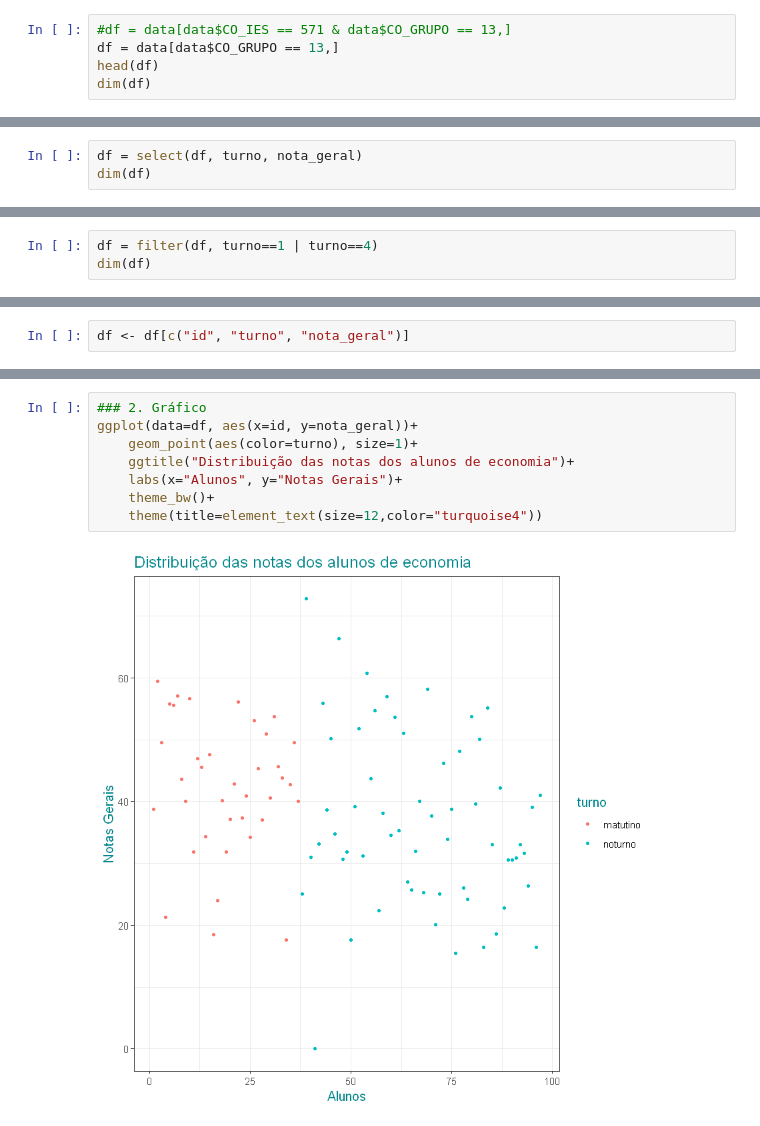
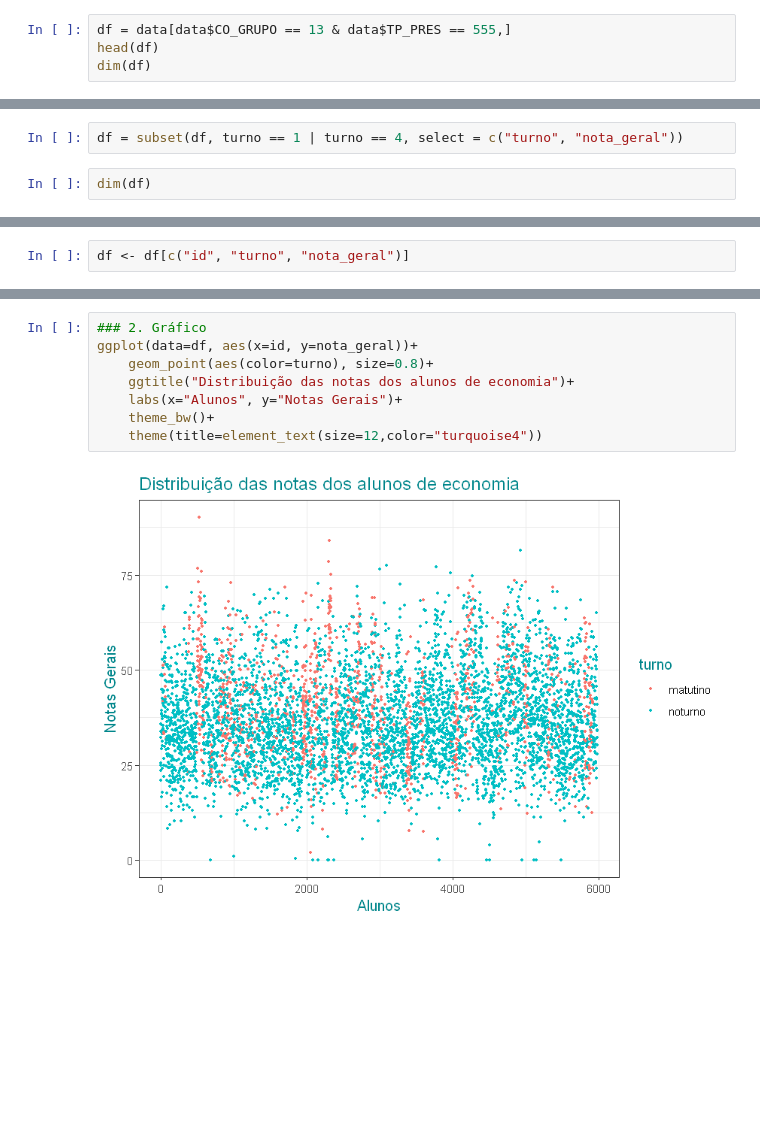
Before and after one commit to emariot/econometria, a Jupyter notebook: teste_hipótese_enade.ipynb, the cells around one changed output, grey strips where cells are left out. Drawn from its saved outputs; the diff is of its cells as text; blank space fills up the shorter version.

```diff
--- a/teste_hipótese_enade.ipynb
+++ b/teste_hipótese_enade.ipynb
@@ -49,6 +51,5 @@ str(data)
 # %%
-#df = data[data$CO_IES == 571 & data$CO_GRUPO == 13,]
-df = data[data$CO_GRUPO == 13,]
+df = data[data$CO_GRUPO == 13 & data$TP_PRES == 555,]
 head(df)
 dim(df)
 # %% [output]
@@ -75,3 +66,0 @@ summary(df$nota_geral)
-# %%
-df = select(df, turno, nota_geral)
-dim(df)
@@ -80,4 +77,5 @@ dim(df)
+# %%
+df = subset(df, turno == 1 | turno == 4, select = c("turno", "nota_geral"))
 # %%
-df = filter(df, turno==1 | turno==4)
 dim(df)
 # %% [output]
@@ -159,10 +185,10 @@ head(df)
 # %%
 ### 2. Gráfico
 ggplot(data=df, aes(x=id, y=nota_geral))+
-    geom_point(aes(color=turno), size=1)+
+    geom_point(aes(color=turno), size=0.8)+
     ggtitle("Distribuição das notas dos alunos de economia")+
     labs(x="Alunos", y="Notas Gerais")+
     theme_bw()+
     theme(title=element_text(size=12,color="turquoise4"))
 # %% [output]
-[figure, old version]
+[figure, new version]
```
Also changed, not shown: parts of 38 cells of this notebook.
